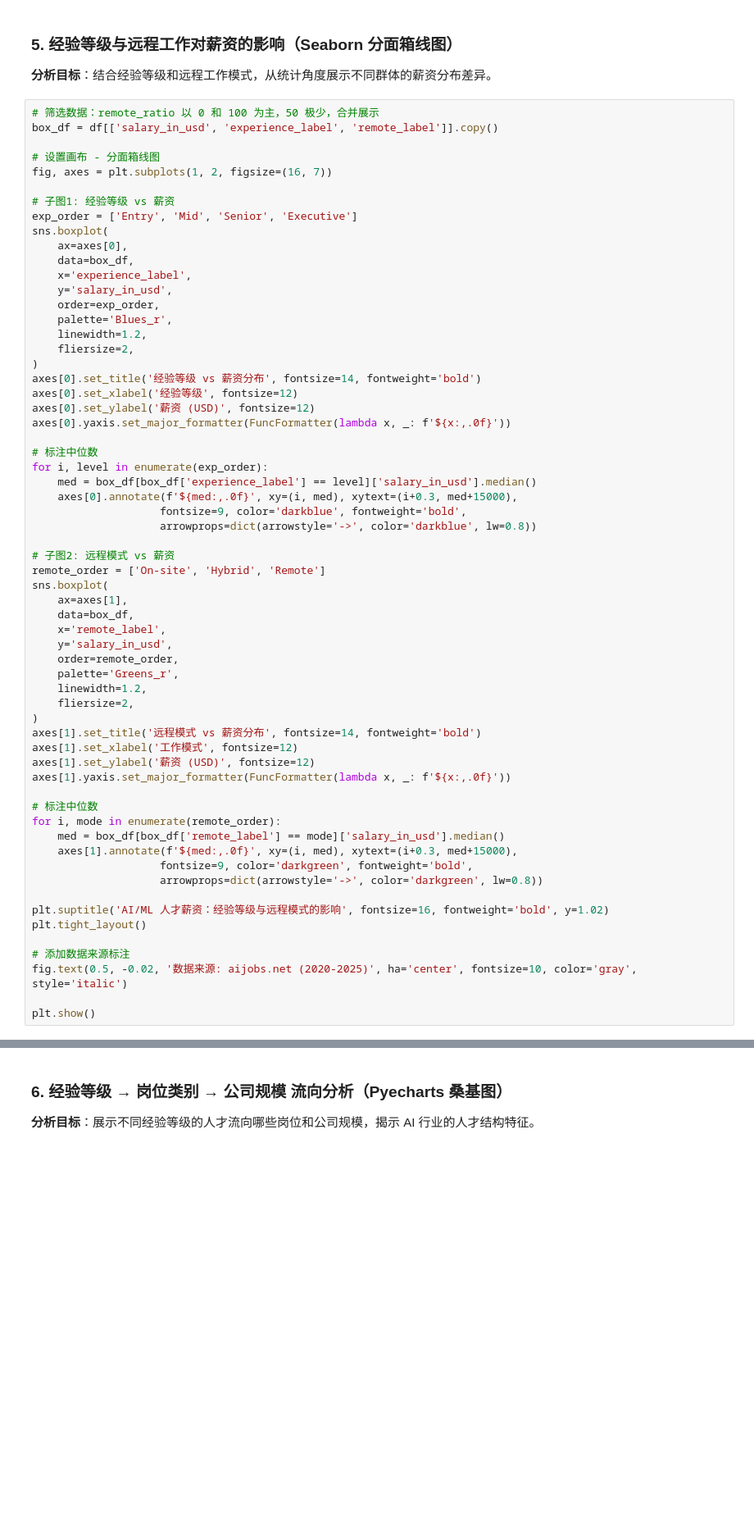
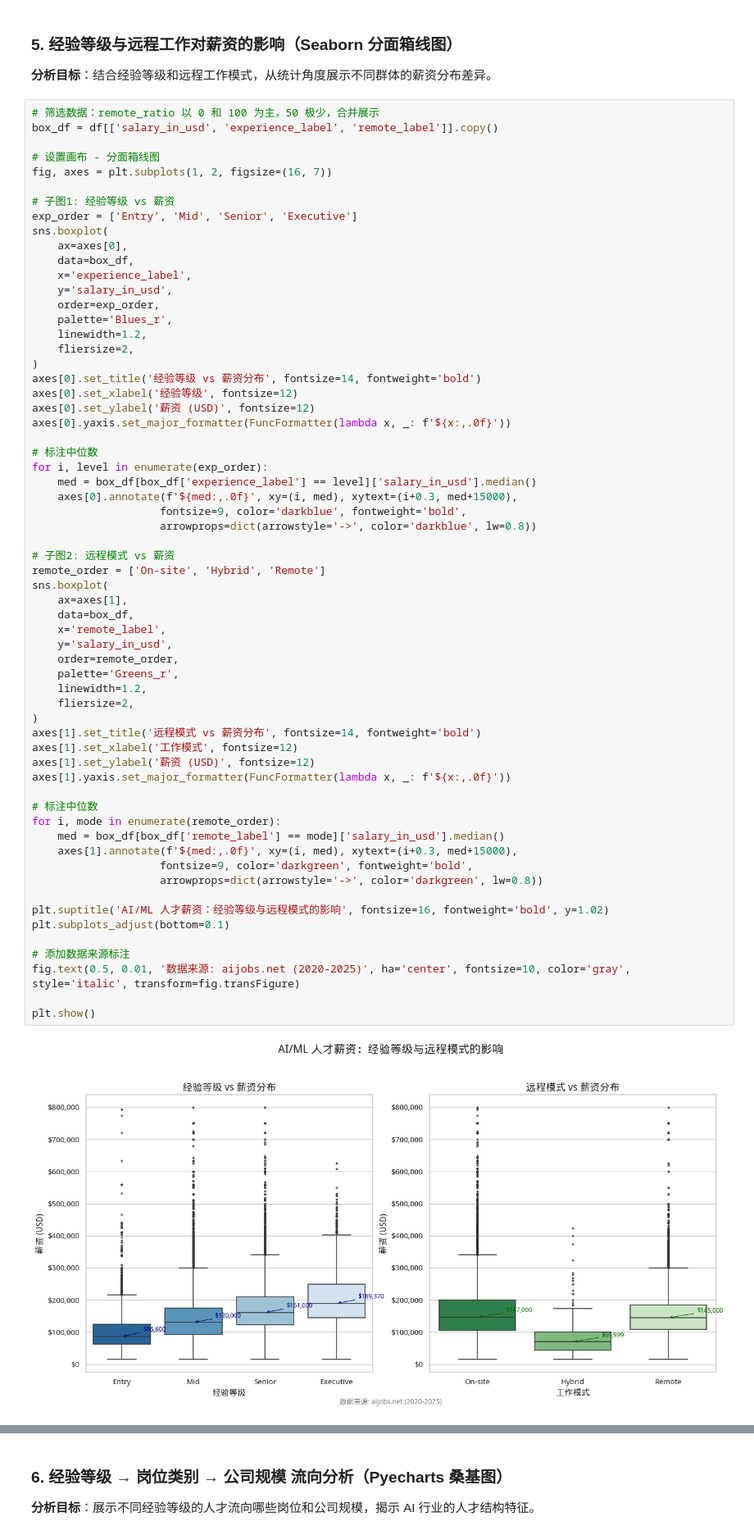
Before and after one commit to foorilla/ai-jobs-net-salaries, a Jupyter notebook: final.ipynb, the cells around one changed output, grey strips where cells are left out. Shown at 82% size. Cells and saved outputs as stored; diff of their text form; blank space fills up the shorter version.

```diff
--- a/final.ipynb
+++ b/final.ipynb
@@ -499,35 +490,37 @@ for i, level in enumerate(exp_order):
 
 # 子图2: 远程模式 vs 薪资
 remote_order = ['On-site', 'Hybrid', 'Remote']
 sns.boxplot(
     ax=axes[1],
     data=box_df,
     x='remote_label',
     y='salary_in_usd',
     order=remote_order,
     palette='Greens_r',
     linewidth=1.2,
     fliersize=2,
 )
 axes[1].set_title('远程模式 vs 薪资分布', fontsize=14, fontweight='bold')
 axes[1].set_xlabel('工作模式', fontsize=12)
 axes[1].set_ylabel('薪资 (USD)', fontsize=12)
 axes[1].yaxis.set_major_formatter(FuncFormatter(lambda x, _: f'${x:,.0f}'))
 
 # 标注中位数
 for i, mode in enumerate(remote_order):
     med = box_df[box_df['remote_label'] == mode]['salary_in_usd'].median()
     axes[1].annotate(f'${med:,.0f}', xy=(i, med), xytext=(i+0.3, med+15000),
                     fontsize=9, color='darkgreen', fontweight='bold',
                     arrowprops=dict(arrowstyle='->', color='darkgreen', lw=0.8))
 
 plt.suptitle('AI/ML 人才薪资：经验等级与远程模式的影响', fontsize=16, fontweight='bold', y=1.02)
-plt.tight_layout()
+plt.subplots_adjust(bottom=0.1)
 
 # 添加数据来源标注
-fig.text(0.5, -0.02, '数据来源: aijobs.net (2020-2025)', ha='center', fontsize=10, color='gray', style='italic')
+fig.text(0.5, 0.01, '数据来源: aijobs.net (2020-2025)', ha='center', fontsize=10, color='gray', style='italic', transform=fig.transFigure)
 
 plt.show()
+# %% [output]
+[figure, added]
 # %% [markdown]
 #### 箱线图分析
 
```
Also changed, not shown: parts of 5 cells of this notebook.
